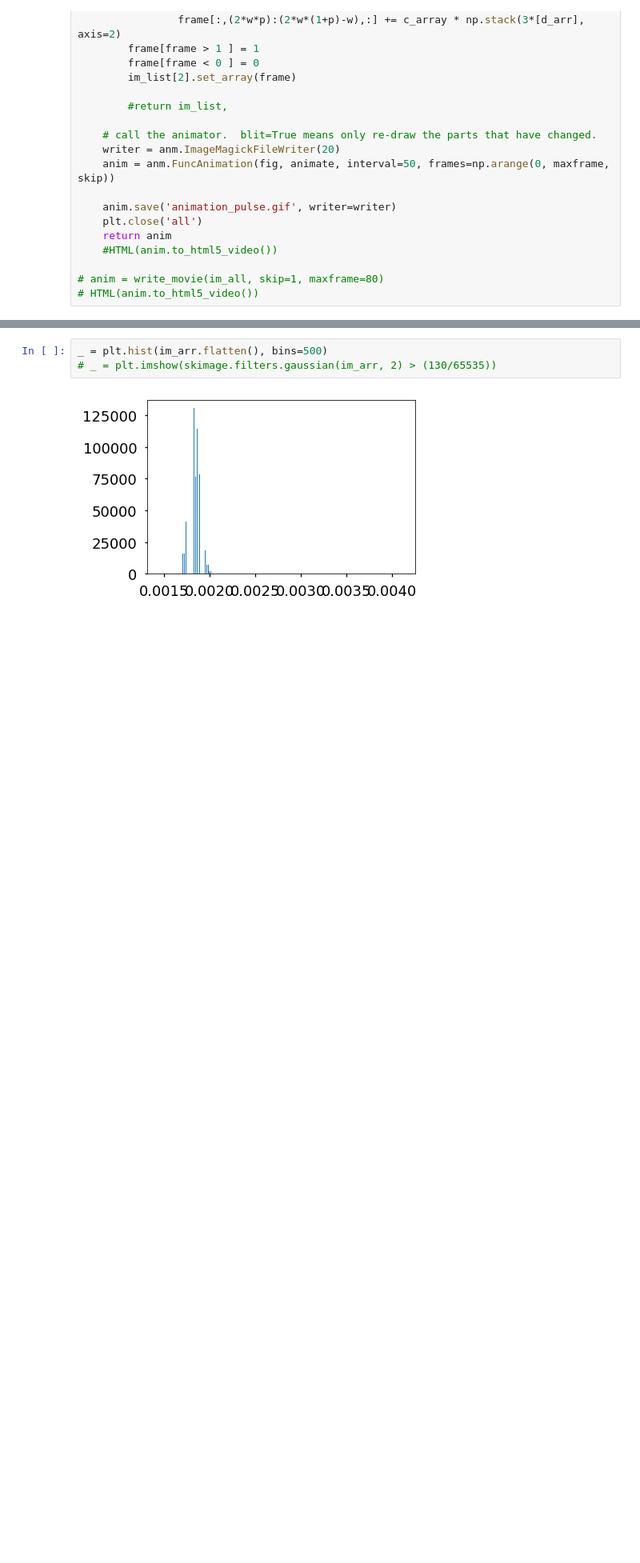
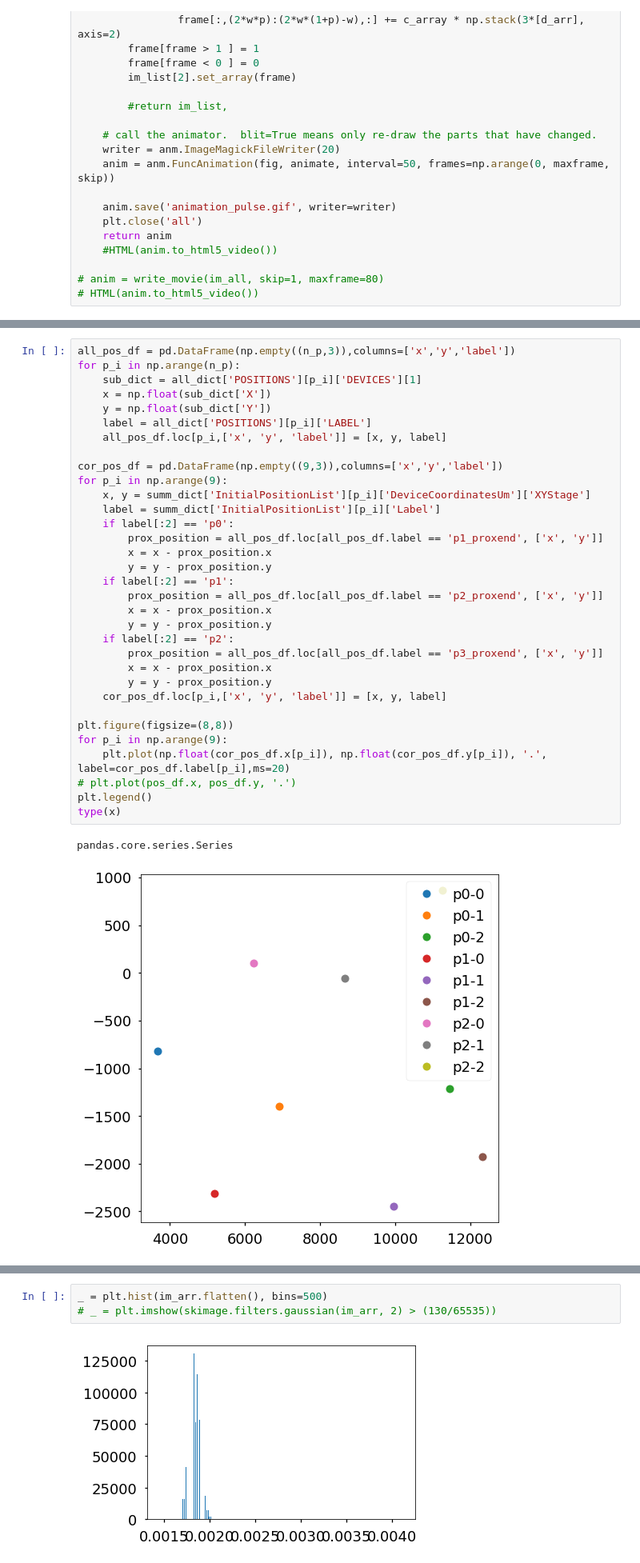
Before and after one commit to boospooky/omnitray-modeling, a Jupyter notebook: omnitray-modeling/microscope_movie_180509/image_analysis_180509.ipynb, the cells around one changed output, grey strips where cells are left out. Shown at 80% size. Saved outputs shown, nothing was run; the diff lists cells and outputs as text; blank space fills up the shorter version.

```diff
--- a/omnitray-modeling/image_analysis_180509.ipynb
+++ b/omnitray-modeling/microscope_movie_180509/image_analysis_180509.ipynb
@@ -319,3 +626,39 @@ def write_movie(im_arr, skip=1, maxframe=100):
+# %%
+all_pos_df = pd.DataFrame(np.empty((n_p,3)),columns=['x','y','label'])
+for p_i in np.arange(n_p):
+    sub_dict = all_dict['POSITIONS'][p_i]['DEVICES'][1]
+    x = np.float(sub_dict['X'])
+    y = np.float(sub_dict['Y'])
+    label = all_dict['POSITIONS'][p_i]['LABEL']
+    all_pos_df.loc[p_i,['x', 'y', 'label']] = [x, y, label]
+
+cor_pos_df = pd.DataFrame(np.empty((9,3)),columns=['x','y','label'])
+for p_i in np.arange(9):
+    x, y = summ_dict['InitialPositionList'][p_i]['DeviceCoordinatesUm']['XYStage']
+    label = summ_dict['InitialPositionList'][p_i]['Label']
+    if label[:2] == 'p0':
+        prox_position = all_pos_df.loc[all_pos_df.label == 'p1_proxend', ['x', 'y']]
+        x = x - prox_position.x
+        y = y - prox_position.y
+    if label[:2] == 'p1':
+        prox_position = all_pos_df.loc[all_pos_df.label == 'p2_proxend', ['x', 'y']]
+        x = x - prox_position.x
+        y = y - prox_position.y
+    if label[:2] == 'p2':
+        prox_position = all_pos_df.loc[all_pos_df.label == 'p3_proxend', ['x', 'y']]
+        x = x - prox_position.x
+        y = y - prox_position.y
+    cor_pos_df.loc[p_i,['x', 'y', 'label']] = [x, y, label]
+
+plt.figure(figsize=(8,8))
+for p_i in np.arange(9):
+    plt.plot(np.float(cor_pos_df.x[p_i]), np.float(cor_pos_df.y[p_i]), '.', label=cor_pos_df.label[p_i],ms=20)
+# plt.plot(pos_df.x, pos_df.y, '.')
+plt.legend()
+type(x)
+# %% [output]
+pandas.core.series.Series
+[figure, added]
 # %%
 chan_ind = ['0','3','5']
 channel = ['Brightfield', 'mScarlet', 'sfCFP']
```
Also changed, not shown: parts of 16 cells of this notebook, 2 other files.
